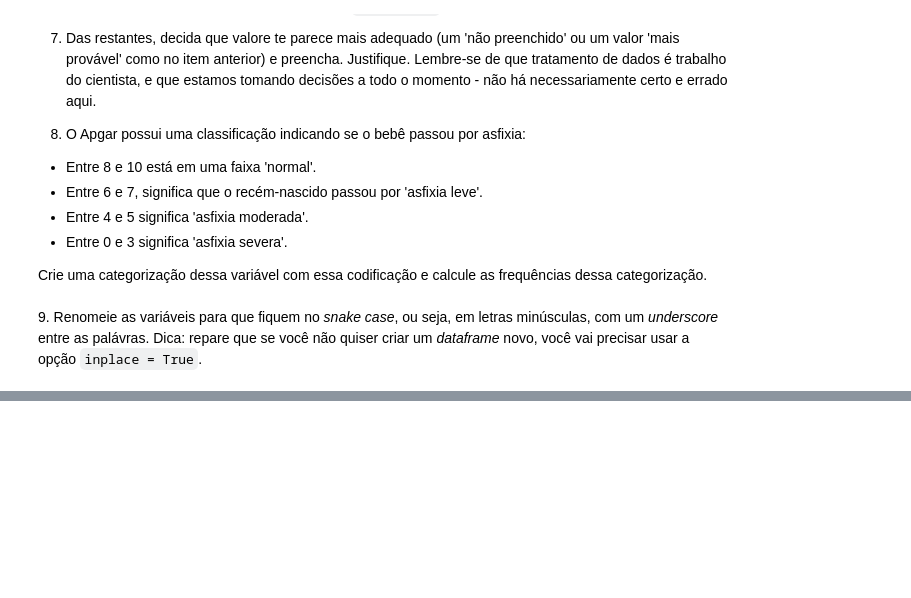
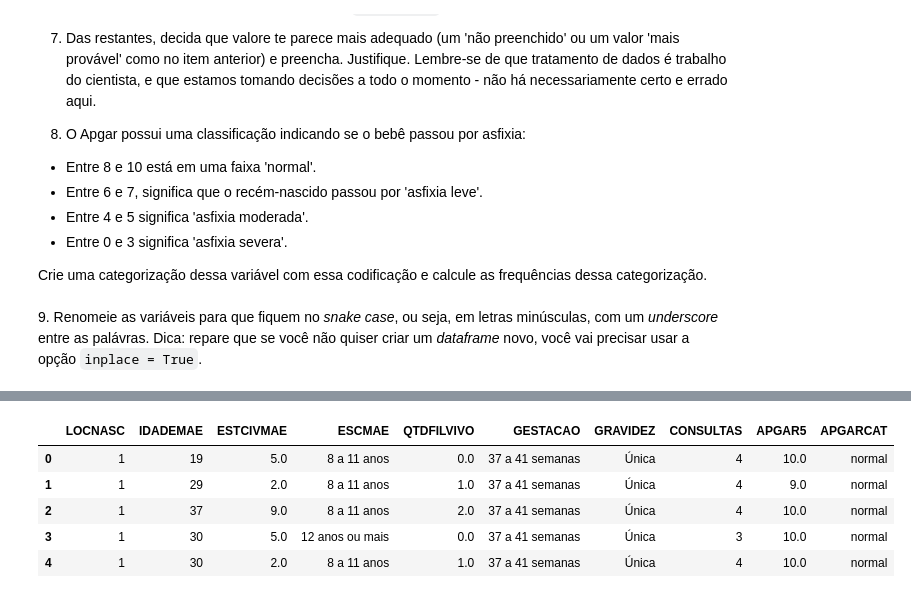
Before and after one commit to 0ace-jk/atividades_ebac, a Jupyter notebook: Mod5Ex_aulas_01a03.ipynb, the cells around one changed output, grey strips where cells are left out. Cells and saved outputs as stored; diff of their text form; code cells hidden in the pictures; blank space fills up the shorter version.

```diff
--- a/Mod5Ex_aulas_01a03.ipynb
+++ b/Mod5Ex_aulas_01a03.ipynb
@@ -55,0 +115,6 @@ sinasc.drop_duplicates().shape
+# %%
+# 5) seu código aqui
+
+sinasc_red['ESTCIVMAE'] = sinasc_red['ESTCIVMAE'].fillna(9)
+sinasc_red['CONSULTAS'] = sinasc_red['CONSULTAS'].fillna(9)
+sinasc_red.isna().sum()
@@ -56,2 +133,5 @@ sinasc.drop_duplicates().shape
 # %%
 # 6) Seu código aqui
+
+sinasc_red['QTDFILVIVO'] = sinasc_red['QTDFILVIVO'].fillna(0)
+sinasc_red.isna().sum()
@@ -63,0 +150,14 @@ sinasc.drop_duplicates().shape
+# %%
+# 7) seu código aqui
+
+sinasc_red['ESCMAE'] = sinasc_red['ESCMAE'].fillna(9)
+
+sinasc_red['GESTACAO'] = sinasc_red['GESTACAO'].fillna(9)
+
+sinasc_red['GRAVIDEZ'] = sinasc_red['GRAVIDEZ'].fillna(9)
+
+# Decido inserir o valor '9' (Ignorado) para preencher esse valores faltantes
+# pois não pretendo compremeter nenhum estudo futuro desses valores
+# caso seja necessario, deveremos utilizar algum metodo para todos os valores '9'
+
+sinasc_red.isna().sum()
@@ -63,0 +176,4 @@ sinasc.drop_duplicates().shape
+# %%
+# 8) seu código aqui
+sinasc_red['APGARCAT'] = sinasc_red['APGAR5'].apply(lambda x: 'normal' if x >= 8 else ('asfixia leve' if x >= 6 else ('asfixia moderada' if x >= 4 else 'asfixia severa')))
+sinasc_red['APGARCAT'].value_counts()
@@ -63,0 +188,22 @@ sinasc.drop_duplicates().shape
+# %%
+# 9) seu código aqui
+
+sinasc_red.rename(columns={'LOCNASC': 'loc_nasc',
+                           'IDADEMAE': 'idade_mae',
+                           'ESTCIVMAE': 'est_civ_mae',
+                           'ESCMAE': 'esc_mae',
+                           'QTDFILVIVO': 'qtd_fil_vivo',
+                           'GESTACAO': 'gestacao',
+                           'GRAVIDEZ': 'gravidez',
+                           'CONSULTAS': 'consultas',
+                           'APGAR5': 'apgar_5',
+                           'APGARCAT': 'apgar_cat',
+                           })
+sinasc_red.head()
+# %% [output]
+|  | LOCNASC | IDADEMAE | ESTCIVMAE | ESCMAE | QTDFILVIVO | GESTACAO | GRAVIDEZ | CONSULTAS | APGAR5 | APGARCAT |
+| 0 | 1 | 19 | 5.0 | 8 a 11 anos | 0.0 | 37 a 41 semanas | Única | 4 | 10.0 | normal |
+| 1 | 1 | 29 | 2.0 | 8 a 11 anos | 1.0 | 37 a 41 semanas | Única | 4 | 9.0 | normal |
+| 2 | 1 | 37 | 9.0 | 8 a 11 anos | 2.0 | 37 a 41 semanas | Única | 4 | 10.0 | normal |
+| 3 | 1 | 30 | 5.0 | 12 anos ou mais | 0.0 | 37 a 41 semanas | Única | 3 | 10.0 | normal |
+| 4 | 1 | 30 | 2.0 | 8 a 11 anos | 1.0 | 37 a 41 semanas | Única | 4 | 10.0 | normal |
```
Also changed, not shown: parts of 14 cells of this notebook.
